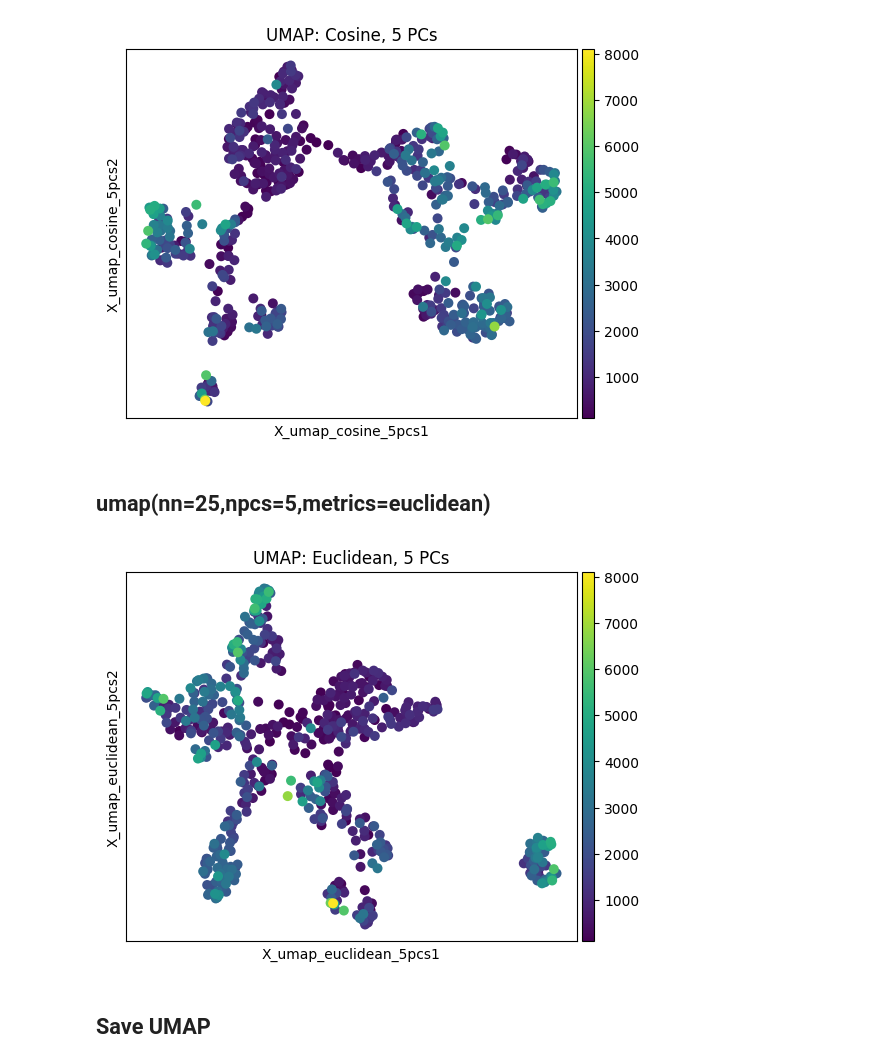
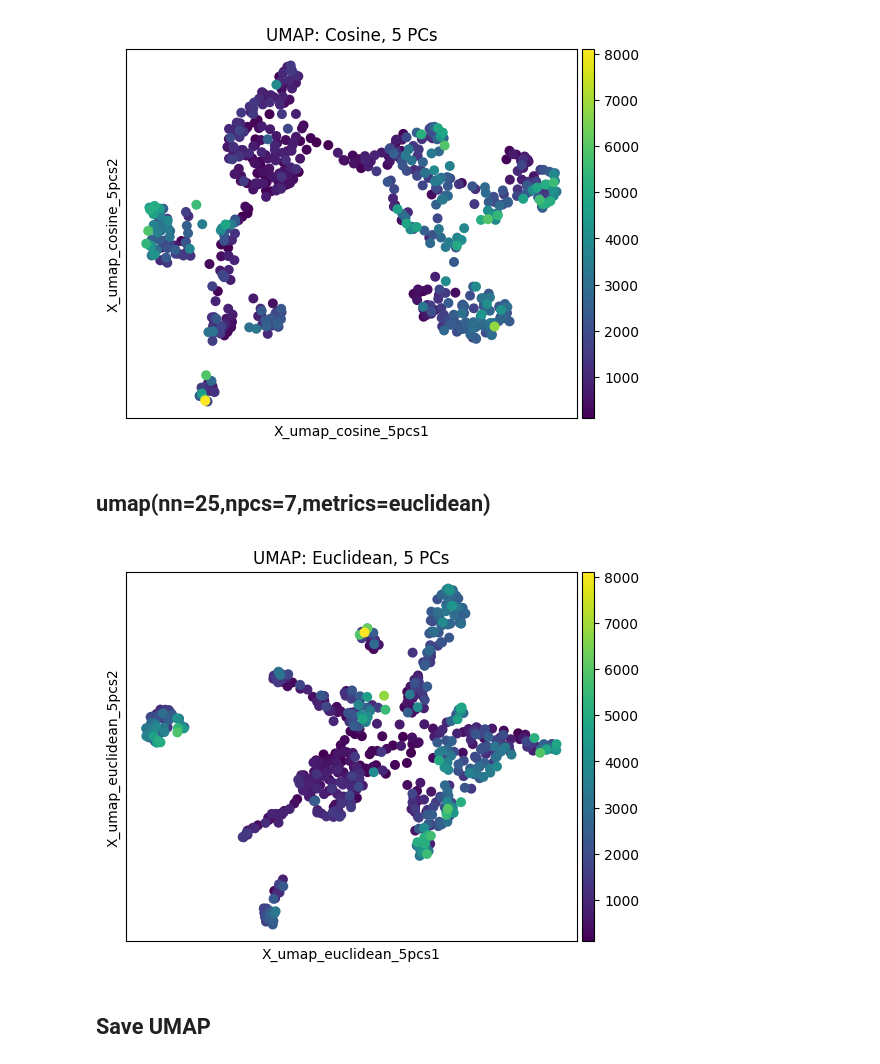
Before and after one commit to ateferos77/Butryllus_Brain_scRNAseq, a Jupyter notebook: Botryllus_dataset2_Base.ipynb, the cells around one changed output. Saved outputs shown, nothing was run; the diff lists cells and outputs as text; code cells hidden in the pictures.

```diff
--- a/Botryllus_dataset2_Base.ipynb
+++ b/Botryllus_dataset2_Base.ipynb
@@ -340,23 +340,23 @@ sc.pl.embedding(adata, basis='X_umap_cosine_5pcs', color='n_genes', title='UMAP:
 IProgress not found. Please update jupyter and ipywidgets. See https://ipywidgets.readthedocs.io/en/stable/user_install.html
 [figure]
 # %% [markdown]
-## umap(nn=25,npcs=5,metrics=euclidean)
+## umap(nn=25,npcs=7,metrics=euclidean)
 # %%
-sc.pp.neighbors(adata, n_neighbors=25, n_pcs=5, random_state=0, metric='euclidean')
+sc.pp.neighbors(adata, n_neighbors=25, n_pcs=7, random_state=0, metric='euclidean')
 sc.tl.umap(adata)
 
 # Save UMAP coordinates
 adata.obsm['X_umap_euclidean_5pcs'] = adata.obsm['X_umap'].copy()
 
 # Save neighbor graph (optional but useful)
 adata.uns['neighbors_euclidean_5pcs'] = adata.uns['neighbors']
 adata.obsp['connectivities_euclidean_5pcs'] = adata.obsp['connectivities'].copy()
 adata.obsp['distances_euclidean_5pcs'] = adata.obsp['distances'].copy()
 
 # Plot UMAP
 sc.pl.embedding(adata, basis='X_umap_euclidean_5pcs', color='n_genes', title='UMAP: Euclidean, 5 PCs')
 # %% [output]
-[figure, old version]
+[figure, new version]
 # %%
 # # Restore cosine neighbors if you want to cluster using that graph again
 # adata.uns['neighbors'] = adata.uns['neighbors_cosine_6pcs']
```
Also changed, not shown: parts of 20 cells of this notebook.
